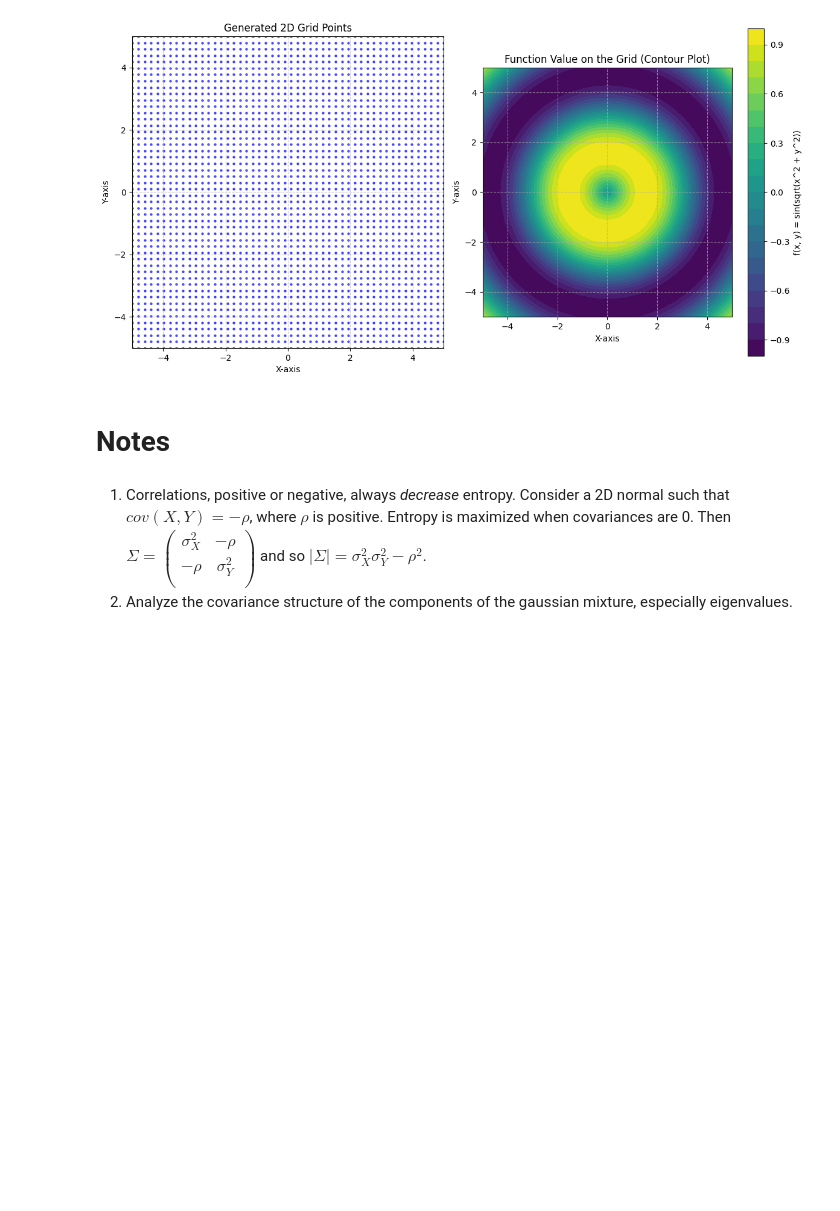
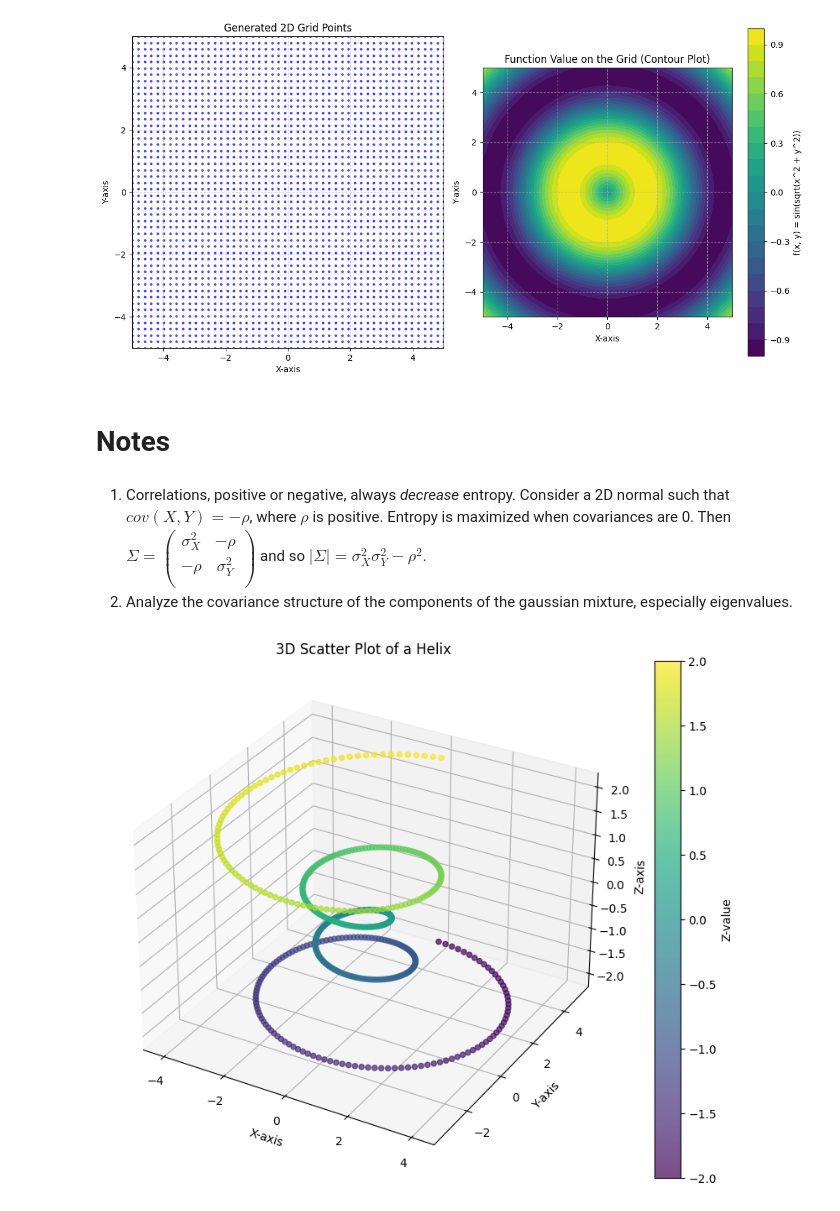
Before and after one commit to ModelEngineering/autoencodersb, a Jupyter notebook: notebooks/Information_Plane_with_GMM_based_MI_Estimation.ipynb, the cells around one changed output. Drawn from its saved outputs; the diff is of its cells as text; code cells hidden in the pictures; blank space fills up the shorter version.

```diff
--- a/notebooks/Information_Plane_with_GMM_based_MI_Estimation.ipynb
+++ b/notebooks/Information_Plane_with_GMM_based_MI_Estimation.ipynb
@@ -989,3 +989,51 @@ Top-left 5x5 corner of X_grid:
     -\rho & \sigma_Y^2 \\
     \end{pmatrix}$ and so $\left| \Sigma \right| = \sigma_X^2 \sigma_Y^2 - \rho^2$.
 1. Analyze the covariance structure of the components of the gaussian mixture, especially eigenvalues.
+# %%
+import matplotlib.pyplot as plt
+import numpy as np
+from mpl_toolkits.mplot3d import Axes3D # This import is crucial for 3D plotting
+
+# 1. Prepare 3D data
+# Let's create data for a helix
+num_points = 500
+theta = np.linspace(-4 * np.pi, 4 * np.pi, num_points)
+z_data = np.linspace(-2, 2, num_points)
+r = z_data**2 + 1  # Radius that changes along the helix
+
+x_data = r * np.sin(theta)
+y_data = r * np.cos(theta)
+
+# You can also use random data for a general scatter plot:
+# x_data = np.random.rand(num_points) * 10
+# y_data = np.random.rand(num_points) * 10
+# z_data = np.random.rand(num_points) * 10
+
+# 2. Create a figure and a 3D axes object
+fig = plt.figure(figsize=(10, 8)) # Adjust figure size for better viewing
+ax = fig.add_subplot(111, projection='3d') # The 'projection='3d'' is key!
+
+# 3. Use ax.scatter() to plot the points
+# You can customize:
+#   - c: color (can be a single color or an array for per-point coloring)
+#   - marker: marker style (e.g., 'o', '^', 's', 'x')
+#   - s: size of markers
+#   - alpha: transparency of markers
+scatter = ax.scatter(x_data, y_data, z_data, c=z_data, cmap='viridis', marker='o', s=20, alpha=0.7)
+
+# 4. Add labels and title
+ax.set_xlabel('X-axis')
+ax.set_ylabel('Y-axis')
+ax.set_zlabel('Z-axis')
+ax.set_title('3D Scatter Plot of a Helix')
+
+# Add a color bar to show what 'c=z_data' represents
+fig.colorbar(scatter, ax=ax, label='Z-value')
+
+# Optional: Adjust the view angle for a better perspective
+# ax.view_init(elev=20, azim=45) # elev is elevation, azim is azimuth
+
+# 5. Show the plot
+plt.show()
+# %% [output]
+[figure, added]
```
Also changed, not shown: 5 other files.
